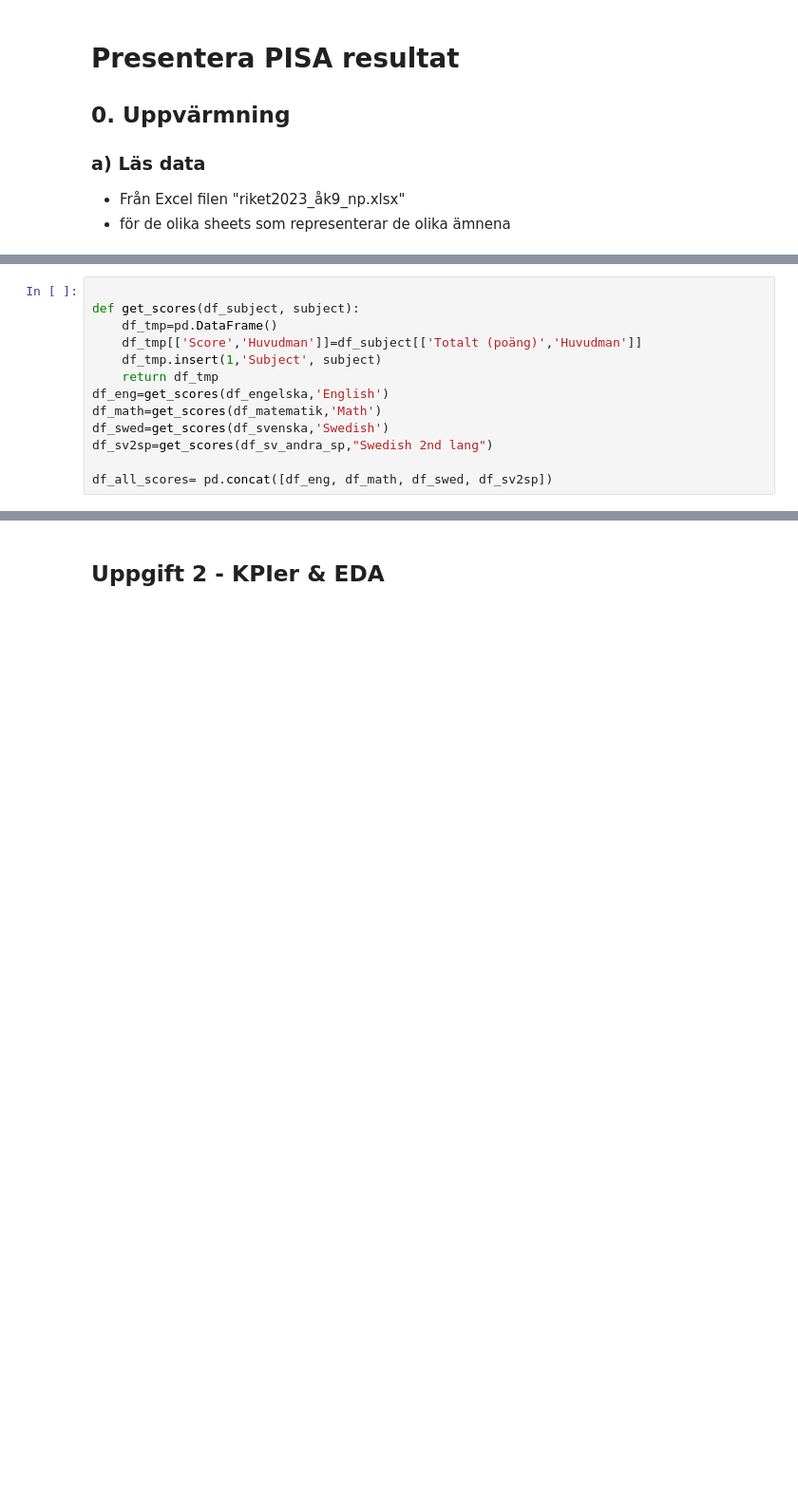
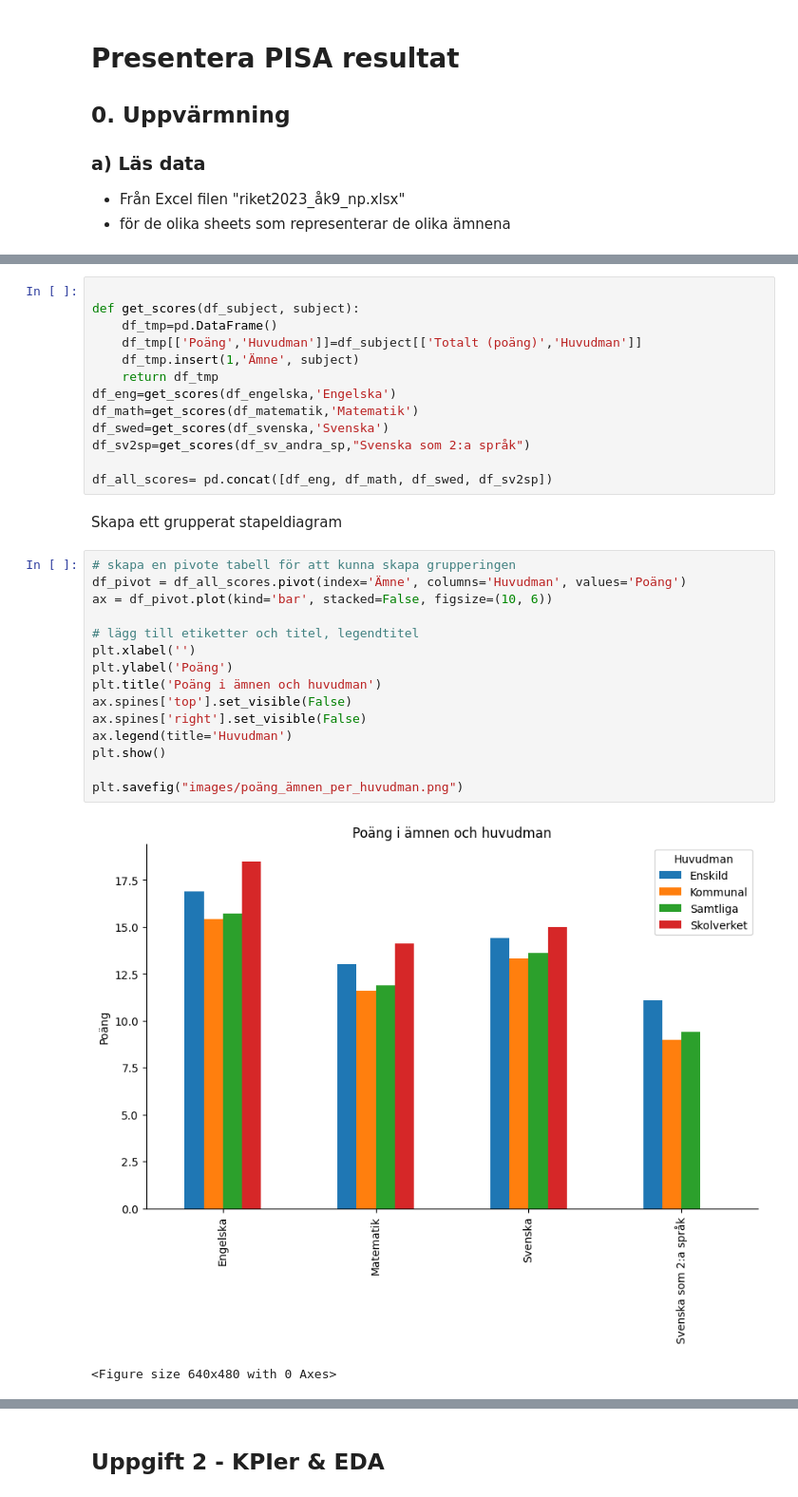
Before and after one commit to danlundh67/PISA-data-processing, a Jupyter notebook: pisa.ipynb, the cells around one changed output, grey strips where cells are left out. Shown at 95% size. Drawn from its saved outputs; the diff is of its cells as text; blank space fills up the shorter version.

```diff
--- a/pisa.ipynb
+++ b/pisa.ipynb
@@ -80,13 +6,0 @@ df_failed
-# %%
-
-def get_scores(df_subject, subject):
-    df_tmp=pd.DataFrame()
-    df_tmp[['Score','Huvudman']]=df_subject[['Totalt (poäng)','Huvudman']]
-    df_tmp.insert(1,'Subject', subject)
-    return df_tmp
-df_eng=get_scores(df_engelska,'English')
-df_math=get_scores(df_matematik,'Math')
-df_swed=get_scores(df_svenska,'Swedish')
-df_sv2sp=get_scores(df_sv_andra_sp,"Swedish 2nd lang")
-
-df_all_scores= pd.concat([df_eng, df_math, df_swed, df_sv2sp])
@@ -354,0 +85,33 @@ fig5.show()
+# %%
+
+def get_scores(df_subject, subject):
+    df_tmp=pd.DataFrame()
+    df_tmp[['Poäng','Huvudman']]=df_subject[['Totalt (poäng)','Huvudman']]
+    df_tmp.insert(1,'Ämne', subject)
+    return df_tmp
+df_eng=get_scores(df_engelska,'Engelska')
+df_math=get_scores(df_matematik,'Matematik')
+df_swed=get_scores(df_svenska,'Svenska')
+df_sv2sp=get_scores(df_sv_andra_sp,"Svenska som 2:a språk")
+
+df_all_scores= pd.concat([df_eng, df_math, df_swed, df_sv2sp])
+# %% [markdown]
+Skapa ett grupperat stapeldiagram
+# %%
+# skapa en pivote tabell för att kunna skapa grupperingen
+df_pivot = df_all_scores.pivot(index='Ämne', columns='Huvudman', values='Poäng')
+ax = df_pivot.plot(kind='bar', stacked=False, figsize=(10, 6))
+
+# lägg till etiketter och titel, legendtitel
+plt.xlabel('')
+plt.ylabel('Poäng')
+plt.title('Poäng i ämnen och huvudman')
+ax.spines['top'].set_visible(False)
+ax.spines['right'].set_visible(False)
+ax.legend(title='Huvudman')
+plt.show()
+
+plt.savefig("images/poäng_ämnen_per_huvudman.png")
+# %% [output]
+[figure, added]
+<Figure size 640x480 with 0 Axes>
```
Also changed, not shown: parts of 54 cells of this notebook, 8 other files.
